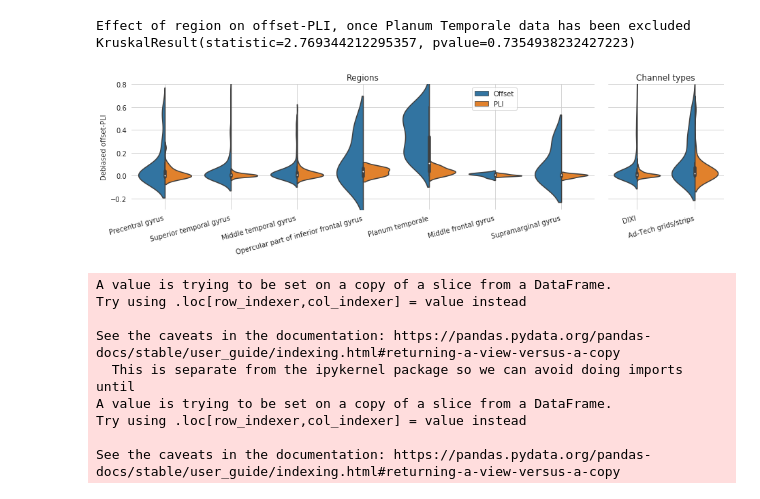
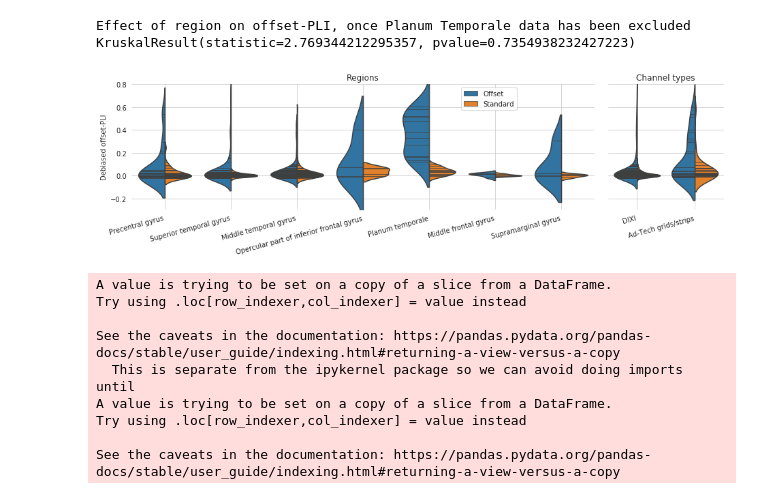
Before and after one commit to christian-oreilly/intracranial_paper, a Jupyter notebook: PLI-evaluation-finale.ipynb, the cells around one changed output. Drawn from its saved outputs; the diff is of its cells as text; code cells hidden in the pictures.

```diff
--- a/PLI-evaluation-finale.ipynb
+++ b/PLI-evaluation-finale.ipynb
@@ -21,7 +23,7 @@ from multiprocessing import Pool
 states = ["Wakefulness", "N2", "N3", "REM"]
 sfreq = 200.0
 # %%
-figure_path = Path("./figures/")
+figure_path = Path("../figures/")
 # %%
 channel_info = pd.read_csv("/media/christian/ElementsSE/intracranial/information/ChannelInformation.csv",
                           quotechar="'")
@@ -753,49 +1038,49 @@ ax2 = plt.subplot(gs[1], sharey=ax1)
 dat_tmp8 = pd.melt(dat_tmp7, id_vars=["region_name1", "chan_type"], value_vars=["pli", "offset"], value_name="con")
 dat_tmp8.loc[dat_tmp8["chan_type"] == "D", "chan_type"] = "DIXI"
 dat_tmp8.loc[dat_tmp8["chan_type"] == "G", "chan_type"] = "Ad-Tech grids/strips"
-dat_tmp8.loc[dat_tmp8["type"] == "pli", "type"] = "PLI"
+dat_tmp8.loc[dat_tmp8["type"] == "pli", "type"] = "Standard"
 dat_tmp8.loc[dat_tmp8["type"] == "offset", "type"] = "Offset"
 
 # Plot 1
 v = sns.violinplot(x="region_name1", y="con", hue="type", data=dat_tmp8,
-                   width=0.8, inner="box", scale="count", split=True,
-                   hue_order=["Offset", "PLI"], ax=ax1)
+                   width=0.8, inner="stick", scale="count", split=True,
+                   hue_order=["Offset", "Standard"], ax=ax1)
 ax1.grid(axis="both", zorder=0)
 
 v.set_xticklabels(v.get_xticklabels(), rotation=15, horizontalalignment='right')
 ax1.set_ylabel("Debiased offset-PLI")
 
 ax1.set_xlabel("")
 ax1.set_ylim(-0.2, 0.9)
 ax1.set(frame_on=False)
 leg = ax1.legend()
 bb = leg.get_bbox_to_anchor().inverse_transformed(ax1.transAxes)
 bb.x0 -= 0.16
 bb.x1 -= 0.16
 
 ax1.set_title("Regions")
 
 # Plot 2
 v = sns.violinplot(x="chan_type", y="con", hue="type", data=dat_tmp8, width=0.8,
-                   inner="box", scale="count", ax=ax2, split=True,
-                   hue_order=["Offset", "PLI"])
+                   inner="stick", scale="count", ax=ax2, split=True,
+                   hue_order=["Offset", "Standard"])
 
 ax2.grid(axis="both", zorder=0)
 v.set_xticklabels(v.get_xticklabels(), rotation=15, horizontalalignment='right')
 ax2.set_xlabel("")
 ax2.set_ylabel("")
 ax2.set_ylim(-0.3, 0.8)
 ax2.set(frame_on=False)
 ax2.legend().set_visible(False)
 ax2.set_title("Channel types")
 
 plt.setp(ax2.get_yticklabels(), visible=False)
 f.tight_layout(w_pad=2.0)
 leg.set_bbox_to_anchor(bb, transform = ax1.transAxes)
 
 f.savefig(figure_path / '1.c-pli-distributions.png', dpi=200, figsize=(6.5, 1.6))
 # %% [output]
-[figure, old version]
+[figure, new version]
 # %%
 dat_tmp5 = dat_tmp2[dat_tmp2["offset"] < 0.1]
 dat_tmp5["region_name1"] = [region_info.loc[ch_info2.loc[ch_name1, "Region"], "Region name"]
```
Also changed, not shown: parts of 32 cells of this notebook.
